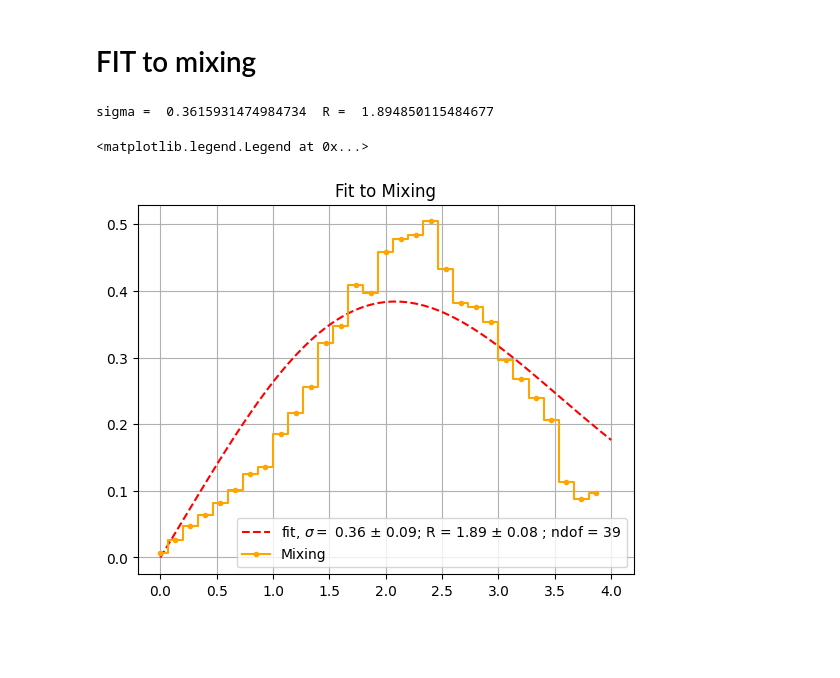
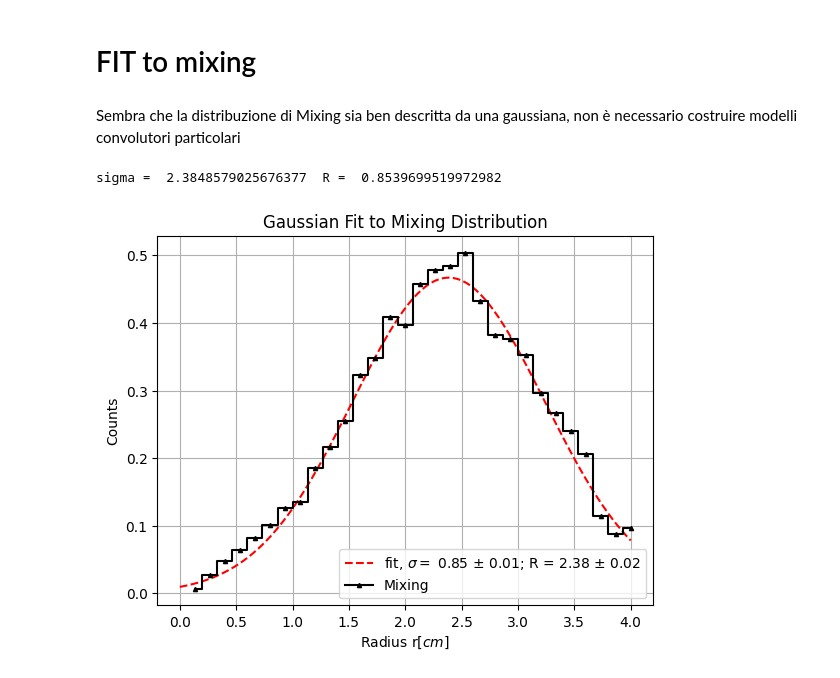
Before and after one commit to Adrianodelvincio/ALPHA, a Jupyter notebook: Control.ipynb, the cells around one changed output. Saved outputs shown, nothing was run; the diff lists cells and outputs as text; code cells hidden in the pictures; blank space fills up the shorter version.

```diff
--- a/Control.ipynb
+++ b/Control.ipynb
@@ -627,25 +627,31 @@ chisq =  157.53325653265338
 [figure]
 # %% [markdown]
 # FIT to mixing
+# %% [markdown]
+Sembra che la distribuzione di Mixing sia ben descritta da una gaussiana, non è necessario costruire modelli convolutori particolari
 # %%
 #Normalization
-plt.title("Fit to Mixing")
+plt.title("Gaussian Fit to Mixing Distribution")
+plt.xlabel(r"Radius r[$cm$]")
+plt.ylabel("Counts")
 plt.grid()
 
 def Rayleigh(r,R, sigma):
     return (r/sigma**2) * np.exp((-(r-R)**2)/(2*sigma**2))
 
-popt, pcovm = curve_fit(Rayleigh, Mixedges - np.diff(Mixedges)[0], Mixcount )
+def gaussiana(x,rho,sigma):
+    return 1/np.sqrt(2*np.pi*sigma**2) * np.exp(-(x -rho)**2/(2*sigma**2))
+
+popt, pcovm = curve_fit(gaussiana, Mixedges, Mixcount)
 error = np.sqrt(pcovm.diagonal())
 
-chisq = ((FitCount - Rayleigh(Mixedges - np.diff(Mixedges)[0],*popt))**2 / dataerror**2).sum()
 print("sigma = " , popt[0], " R = ", popt[1])
 
 xx = np.linspace(0,4,100)
-plt.plot(xx, Rayleigh(xx,*popt), linestyle = '--', color = 'red', label = r'fit, $\sigma =$ %.2f $\pm$ %.2f; R = %.2f $\pm$ %.2f ; ndof = 39' % (popt[0], error[0], popt[1], error[1]))
-plt.step(Mixedges - np.diff(Mixedges)[0], Mixcount, linestyle = '-',where='mid' ,color = 'orange', marker = '.', markersize = 6, label = "Mixing")
+plt.plot(xx, gaussiana(xx,*popt), linestyle = '--', color = 'red', label = r'fit, $\sigma =$ %.2f $\pm$ %.2f; R = %.2f $\pm$ %.2f' % (popt[1],error[1],popt[0],error[0]))
+plt.step(Mixedges, Mixcount, linestyle = '-',where='mid' ,color = 'black', marker = '^', markersize = 3, label = "Mixing")
 plt.legend()
+plt.savefig("./PlotMLEfit/GaussianFitMixing.pdf", format = "pdf")
 # %% [output]
-sigma =  0.3615931474984734  R =  1.894850115484677
+sigma =  2.3848579025676377  R =  0.8539699519972982
-<matplotlib.legend.Legend at 0x...>
-[figure, old version]
+[figure, new version]
```
Also changed, not shown: 14 other files.
